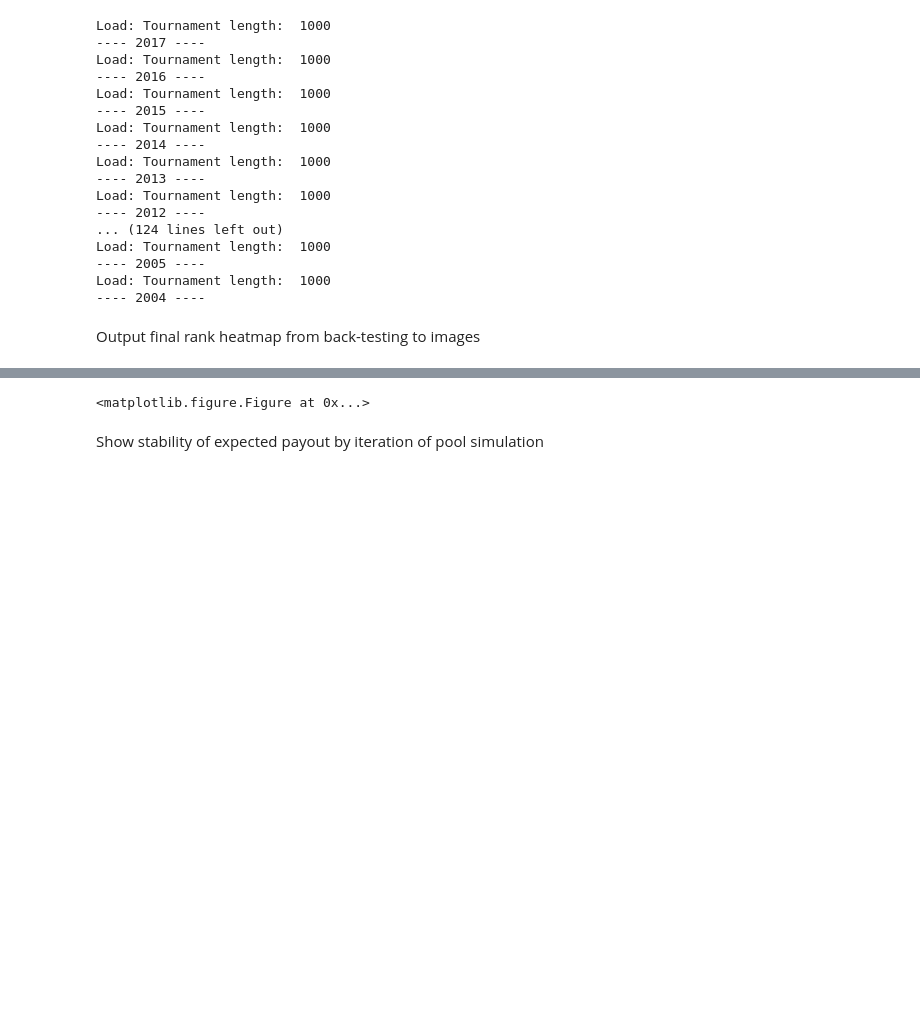
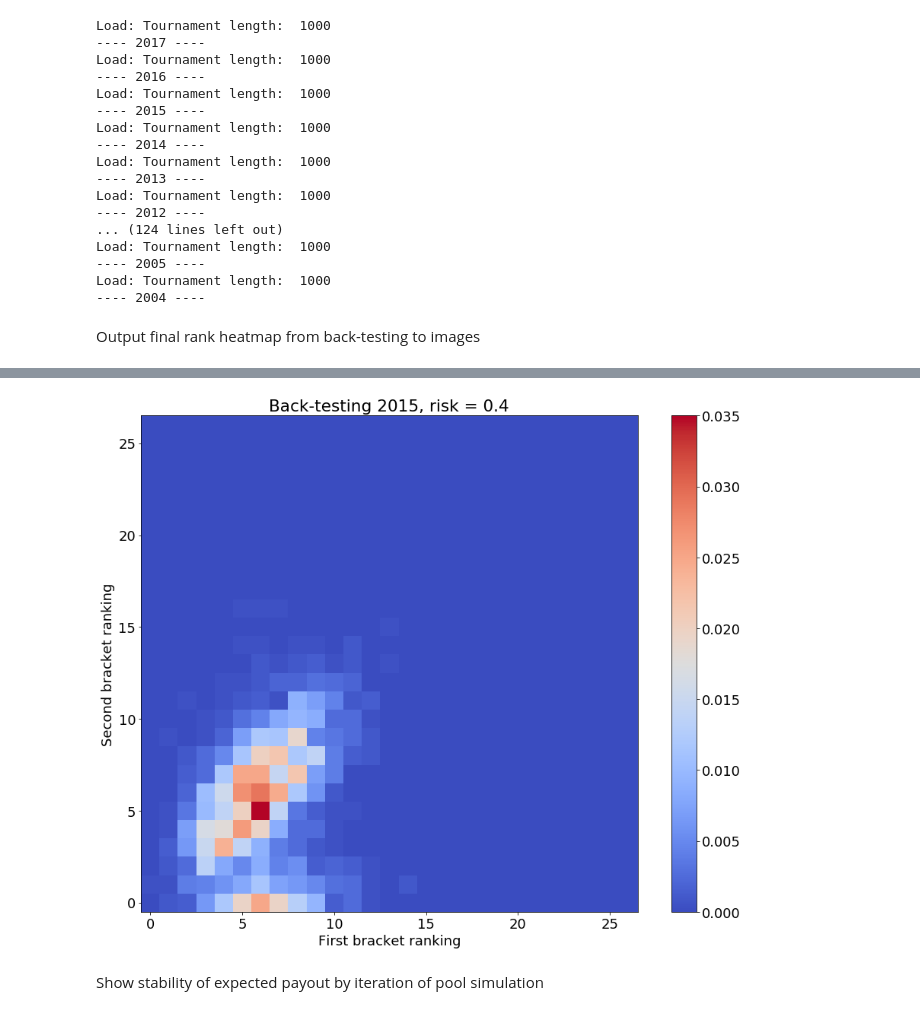
Before and after one commit to gshau/madBrackets, a Jupyter notebook: appModelTesting.ipynb, the cells around one changed output, grey strips where cells are left out. Saved outputs shown, nothing was run; the diff lists cells and outputs as text; code cells hidden in the pictures; blank space fills up the shorter version.

```diff
--- a/appModelTesting.ipynb
+++ b/appModelTesting.ipynb
@@ -138,0 +189,6 @@ Output final rank heatmap from back-testing to images
+# %%
+year=2014
+riskValue=0.8
+norm=np.array(realrank[riskValue][year]).sum()
+rankingArray=np.array(realrank[riskValue][year]).sum(axis=0)/norm
+H=rankingArray.T
@@ -138,0 +207,12 @@ Output final rank heatmap from back-testing to images
+# %%
+norm=np.array(realrank[riskValue][year]).sum()
+rankingArray=np.array(realrank[riskValue][year]).sum(axis=0)/norm
+
+plt.imshow(rankingArray.T,origin='lower',cmap='coolwarm')
+plt.colorbar()
+plt.title('Back-testing '+str(year)+ ', risk = '+str(riskValue))
+plt.xlabel('First bracket ranking')
+plt.ylabel('Second bracket ranking')
+
+
+# plt.savefig('backtest_heatmaps/backtest_heatmaps-'+str(year)+'-r_'+str(riskValue*10).zfill(2)+'.png')
@@ -139,17 +282,18 @@ Output final rank heatmap from back-testing to images
 # %%
-for year in yearList:
-    for riskValue in [0.2,0.4,0.6,0.8,1]:
-        rankingArray=np.array(realrank[riskValue][year]).sum(axis=0).T
+for year in [2015]: #yearList:
+    for riskValue in [0.4]: #[0.2,0.4,0.6,0.8,1]:
+        norm=np.array(realrank[riskValue][year]).sum()
+        rankingArray=np.array(realrank[riskValue][year]).sum(axis=0)/norm
 #         plt.figure()
-        plt.imshow(rankingArray,origin='lower')
+        plt.imshow(rankingArray.T,origin='lower',cmap='coolwarm')
         plt.colorbar()
         plt.title('Back-testing '+str(year)+ ', risk = '+str(riskValue))
         plt.xlabel('First bracket ranking')
         plt.ylabel('Second bracket ranking')
         plt.savefig('backtest_heatmaps/backtest_heatmaps-'+str(year)+'-r_'+str(riskValue*10).zfill(2)+'.png')
-        plt.clf()
+#         plt.clf()
 # %% [output]
-<matplotlib.figure.Figure at 0x...>
+[figure, added]
 # %% [markdown]
 Show stability of expected payout by iteration of pool simulation
 # %%
```
Also changed, not shown: parts of 10 cells of this notebook, 15 other files.
